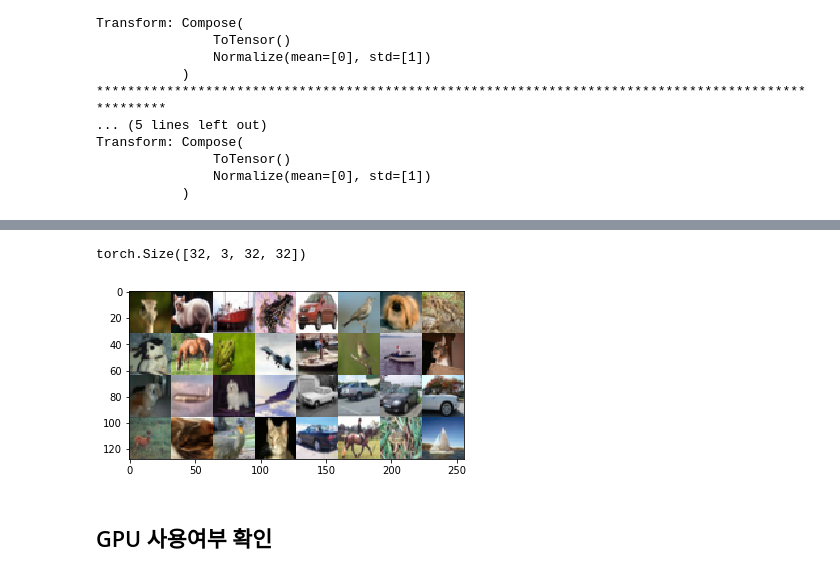
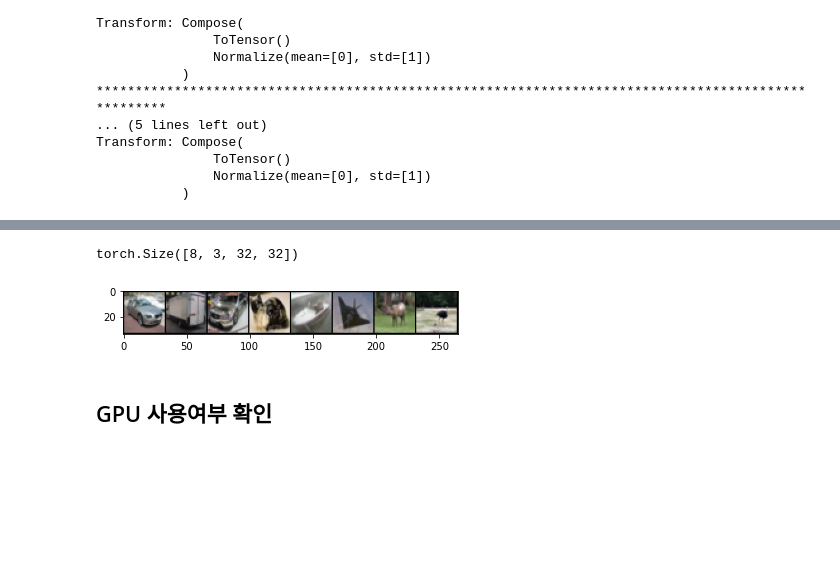
Before and after one commit to gjustin40/Pytorch-Cookbook, a Jupyter notebook: Beginner/Pytorch5_CNN_Classifier(CIFAR10 dataset).ipynb, the cells around one changed output, grey strips where cells are left out. Saved outputs shown, nothing was run; the diff lists cells and outputs as text; code cells hidden in the pictures; blank space fills up the shorter version.

```diff
--- a/Beginner/Pytorch5_CNN_Classifier(CIFAR10 dataset).ipynb
+++ b/Beginner/Pytorch5_CNN_Classifier(CIFAR10 dataset).ipynb
@@ -11,7 +11,7 @@ import numpy as np
 # %%
 #Hyper Parameters
 torch.manual_seed(40)
-batch_size = 128
+batch_size = 8
 EPOCH = 10
 lr = 0.05
 # %%
@@ -26,14 +26,14 @@ transform = transforms.Compose(
 trainset = torchvision.datasets.CIFAR10(root = '../data', train = True,
                                       download = True, transform=transform)
 
-trainloader = torch.utils.data.DataLoader(trainset, batch_size = batch_size,
-                                          shuffle = True, num_workers=1)
+trainloader = torch.utils.data.DataLoader(dataset=trainset, batch_size = batch_size,
+                                          shuffle = True, num_workers=2)
 
 testset = torchvision.datasets.CIFAR10(root = '../data', train = False,
                                      download = True, transform=transform)
 
-testloader = torch.utils.data.DataLoader(testset, batch_size = batch_size,
-                                         shuffle = True, num_workers=1)
+testloader = torch.utils.data.DataLoader(dataset=testset, batch_size = batch_size,
+                                         shuffle = True, num_workers=2)
 
 classes = ('plane', 'car', 'bird', 'cat',
            'deer', 'dog', 'frog', 'horse', 'ship', 'truck')
@@ -82,14 +62,16 @@ iter(trainloader).next()
 # %%
 # Visualization Datasets
 
 def show(img):
     print(img.size())
-    grid = torchvision.utils.make_grid(img, padding = 0) # make_grid 함수는 3채널로 만든다(모두 같은 format으로)
+    grid = torchvision.utils.make_grid(img, padding = 1) # make_grid 함수는 3채널로 만든다(모두 같은 format으로)
     tranimg = grid.permute(1,2,0)
     plt.imshow(tranimg)
 
 images, labels = iter(trainloader).next()
+
 show(images[:32])
+plt.savefig('aaaa.jpg')
 # %% [output]
-torch.Size([32, 3, 32, 32])
+torch.Size([8, 3, 32, 32])
-[figure, old version]
+[figure, new version]
```
Also changed, not shown: parts of 12 cells of this notebook.
